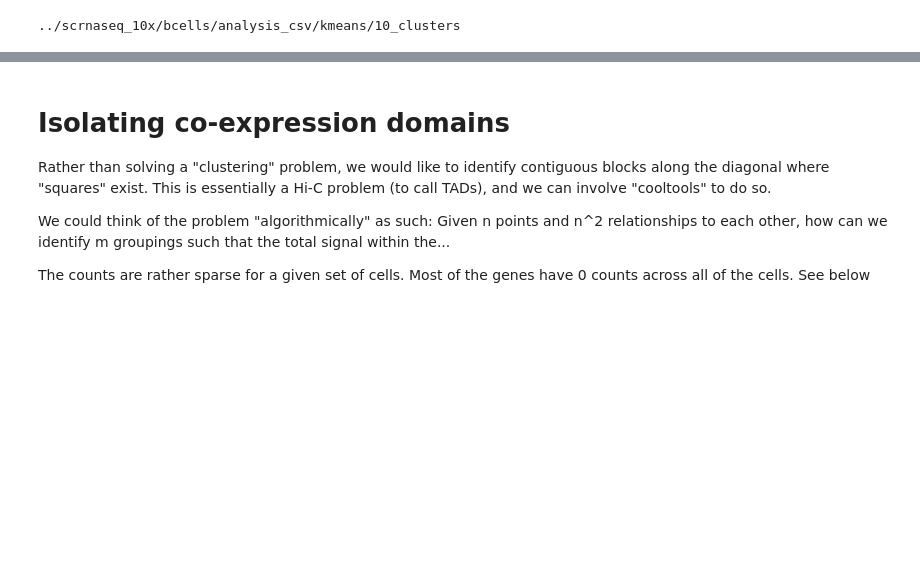
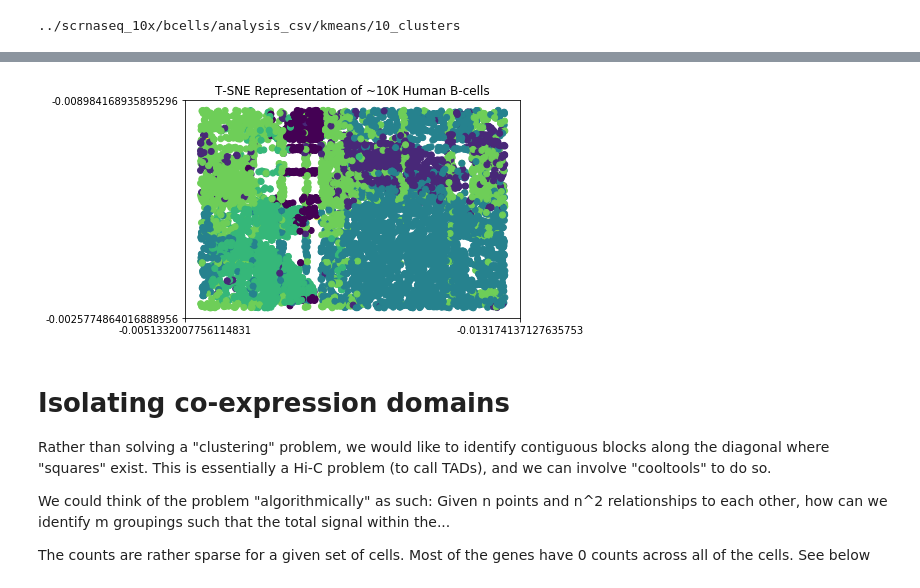
Before and after one commit to vinayakvsv/biophysics170_finalproject, a Jupyter notebook: cellranger_Bcell_scrnaseq.ipynb, the cells around one changed output, grey strips where cells are left out. Cells and saved outputs as stored; diff of their text form; code cells hidden in the pictures; blank space fills up the shorter version.

```diff
--- a/cellranger_Bcell_scrnaseq.ipynb
+++ b/cellranger_Bcell_scrnaseq.ipynb
@@ -302,3 +188,26 @@ print(mat1.shape)
+# %%
+xlist = tsne_meta.iloc[:,1].tolist()
+ylist = tsne_meta.iloc[:,2].tolist()
+
+xticks = [float(min(xlist))-1, float(max(xlist))+1]
+yticks = [float(min(ylist))-1, float(max(ylist))+1]
+
+fig, ax = plt.subplots()
+plt.scatter(tsne_meta.iloc[:,1],tsne_meta.iloc[:,2],c = cluster_10_ids.iloc[:,1])
+plt.title("T-SNE Representation of ~10K Human B-cells")
+
+ylims = ax.get_ylim()
+# ylims = tuple([( float(format(j, '.2f'))) for j in ylims])
+# print(ylims)
+
+ax.set_yticks(ylims)
+
+xlims = ax.get_xlim()
+ax.set_xticks(xlims)
+
+plt.show()
+# %% [output]
+[figure, added]
 # %% [markdown]
 # Isolating co-expression domains
 
```
Also changed, not shown: parts of 99 cells of this notebook, 12 other files.
